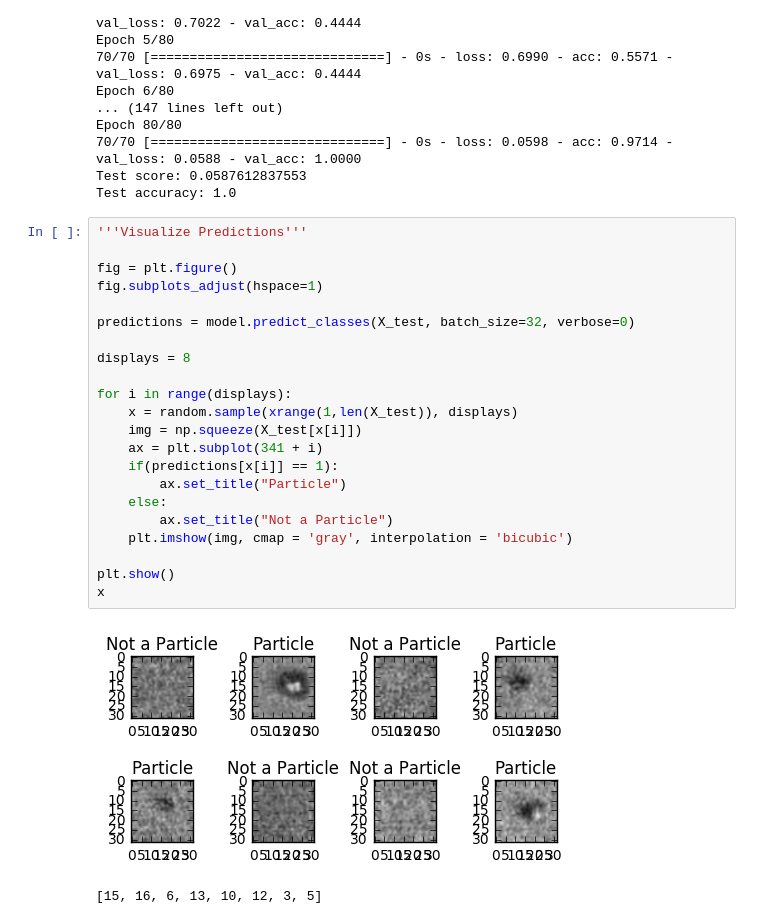
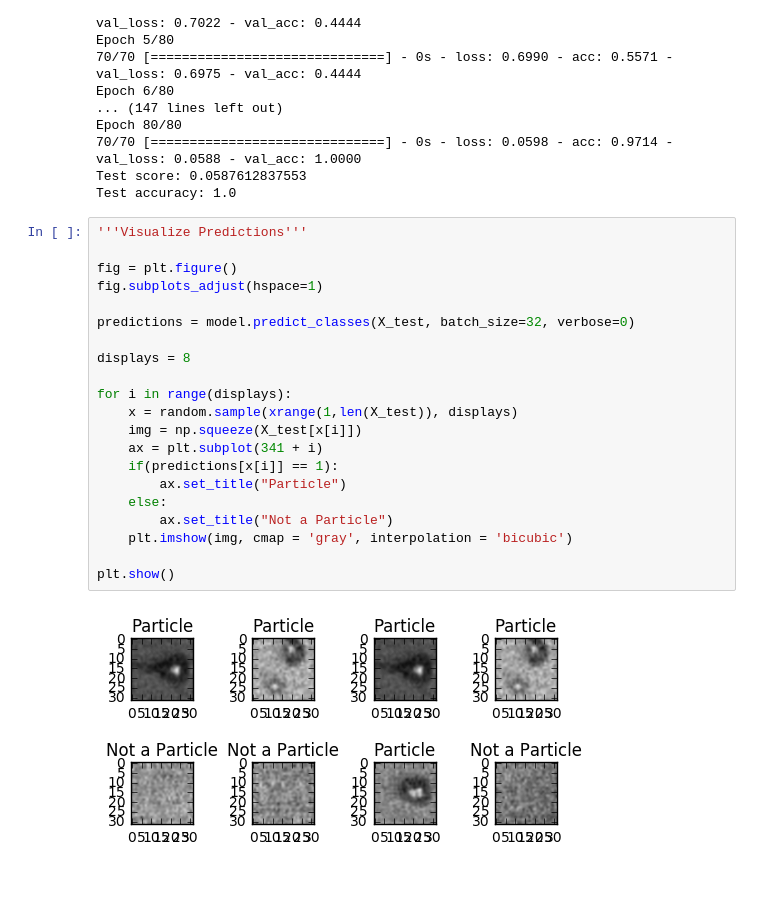
Before and after one commit to Collin-Emerson-Miller/Electron-Microscopy-Particle-Detector, a Jupyter notebook: Particle Detector.ipynb, the cells around one changed output. Saved outputs shown, nothing was run; the diff lists cells and outputs as text; blank space fills up the shorter version.

```diff
--- a/Particle Detector.ipynb
+++ b/Particle Detector.ipynb
@@ -165,25 +166,23 @@ Test accuracy: 1.0
 # %%
 '''Visualize Predictions'''
 
 fig = plt.figure()
 fig.subplots_adjust(hspace=1)
 
 predictions = model.predict_classes(X_test, batch_size=32, verbose=0)
 
 displays = 8
 
 for i in range(displays):
     x = random.sample(xrange(1,len(X_test)), displays)
     img = np.squeeze(X_test[x[i]])
     ax = plt.subplot(341 + i)
     if(predictions[x[i]] == 1):
         ax.set_title("Particle")
     else:
         ax.set_title("Not a Particle")
     plt.imshow(img, cmap = 'gray', interpolation = 'bicubic')
 
 plt.show()
-x
 # %% [output]
-[figure, old version]
+[figure, new version]
-[15, 16, 6, 13, 10, 12, 3, 5]
```
Also changed, not shown: parts of 1 cell of this notebook.
